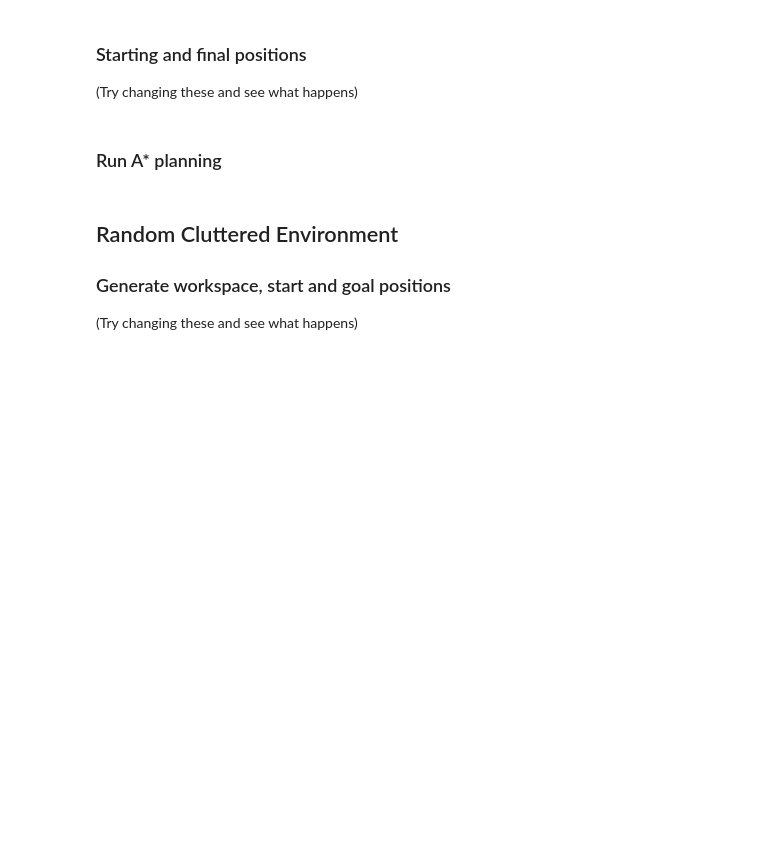
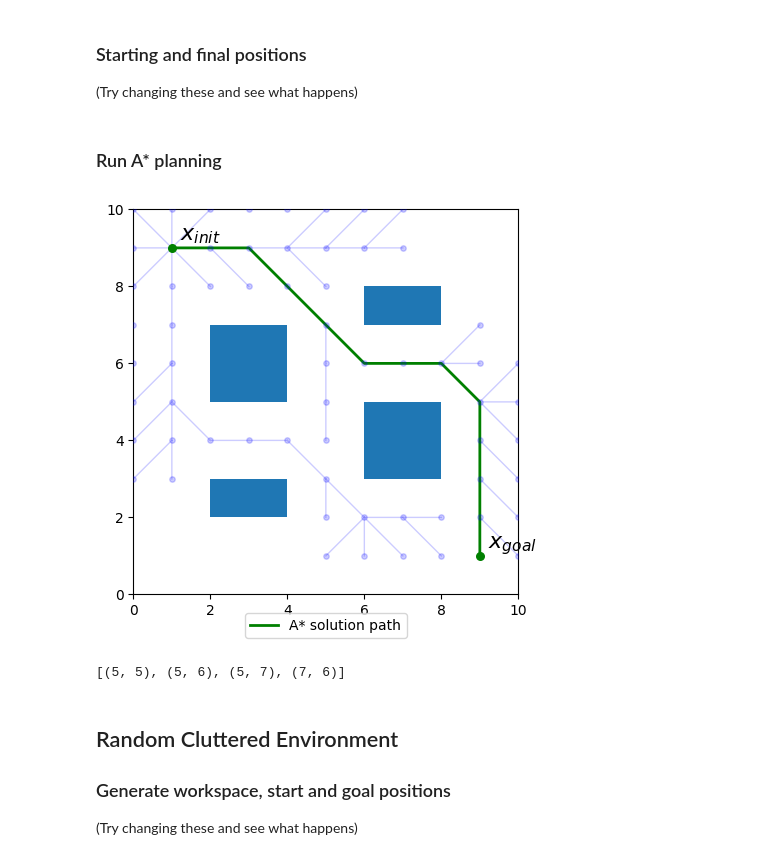
Before and after one commit to Rendok/stanford-aa274a-F22, a Jupyter notebook: HW2/sim_astar.ipynb, the cells around one changed output. Drawn from its saved outputs; the diff is of its cells as text; code cells hidden in the pictures; blank space fills up the shorter version.

```diff
--- a/HW2/sim_astar.ipynb
+++ b/HW2/sim_astar.ipynb
@@ -27,13 +27,19 @@ x_goal = (9, 1)
 # %% [markdown]
 ### Run A* planning
 # %%
-astar = AStar((0, 0), (width, height), x_init, x_goal, occupancy)
+astar = AStar((0, 0), (width, height), x_init, x_goal, occupancy,)
 if not astar.solve():
     print("No path found")
 else:
     plt.rcParams['figure.figsize'] = [5, 5]
     astar.plot_path()
     astar.plot_tree()
+# %% [output]
+[figure, added]
+# %%
+astar.get_neighbors((6, 6))
+# %% [output]
+[(5, 5), (5, 6), (5, 7), (7, 6)]
 # %% [markdown]
 ## Random Cluttered Environment
 ### Generate workspace, start and goal positions
```
Also changed, not shown: parts of 1 cell of this notebook, 10 other files.
